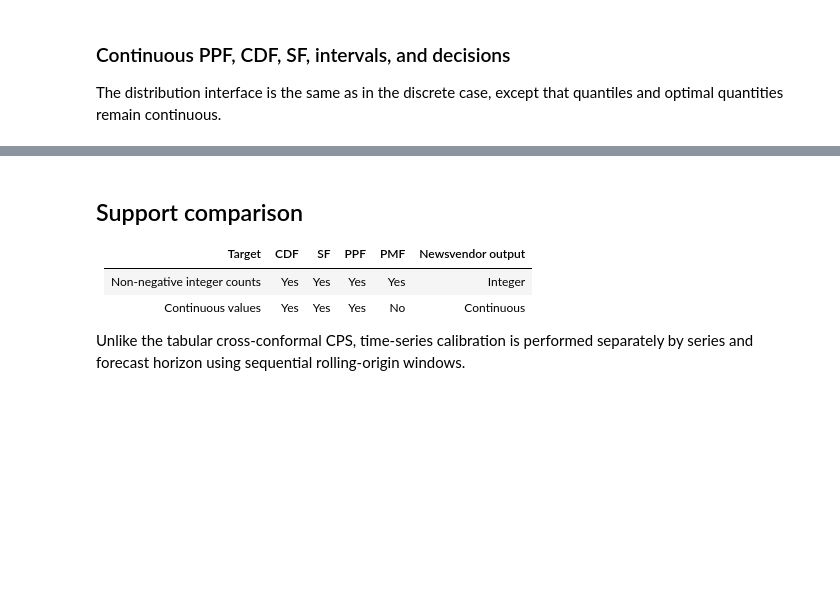
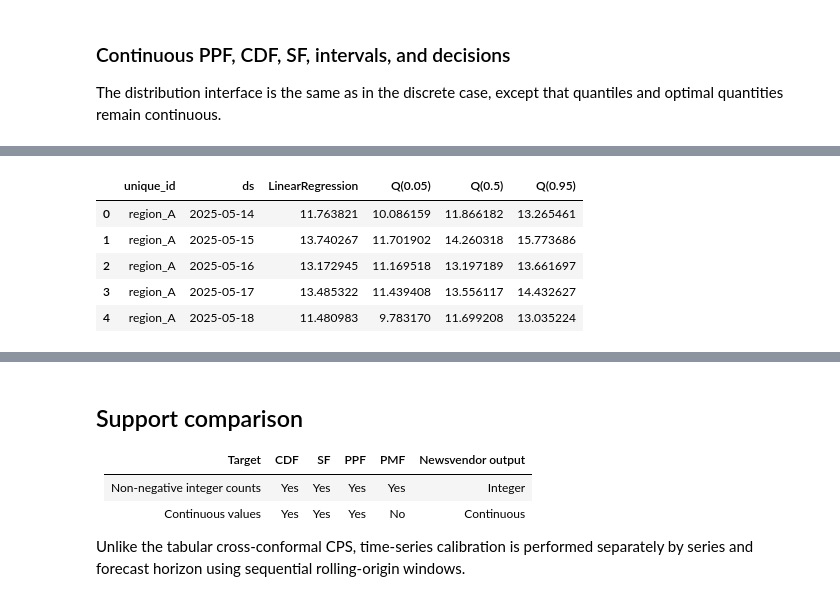
Before and after one commit to heylucasleao/tinyconformal, a Jupyter notebook: examples/series/cps.ipynb, the cells around one changed output, grey strips where cells are left out. Saved outputs shown, nothing was run; the diff lists cells and outputs as text; code cells hidden in the pictures; blank space fills up the shorter version.

```diff
--- a/examples/series/cps.ipynb
+++ b/examples/series/cps.ipynb
@@ -243,0 +210,9 @@ NewsvendorSolver.optimize_distribution(
+# %%
+continuous_forecast.ppf([0.05, 0.50, 0.95]).head()
+# %% [output]
+|  | unique_id | ds | LinearRegression | Q(0.05) | Q(0.5) | Q(0.95) |
+| 0 | region_A | 2025-05-14 | 11.763821 | 10.086159 | 11.866182 | 13.265461 |
+| 1 | region_A | 2025-05-15 | 13.740267 | 11.701902 | 14.260318 | 15.773686 |
+| 2 | region_A | 2025-05-16 | 13.172945 | 11.169518 | 13.197189 | 13.661697 |
+| 3 | region_A | 2025-05-17 | 13.485322 | 11.439408 | 13.556117 | 14.432627 |
+| 4 | region_A | 2025-05-18 | 11.480983 | 9.783170 | 11.699208 | 13.035224 |
```
Also changed, not shown: parts of 11 cells of this notebook, 11 other files.
